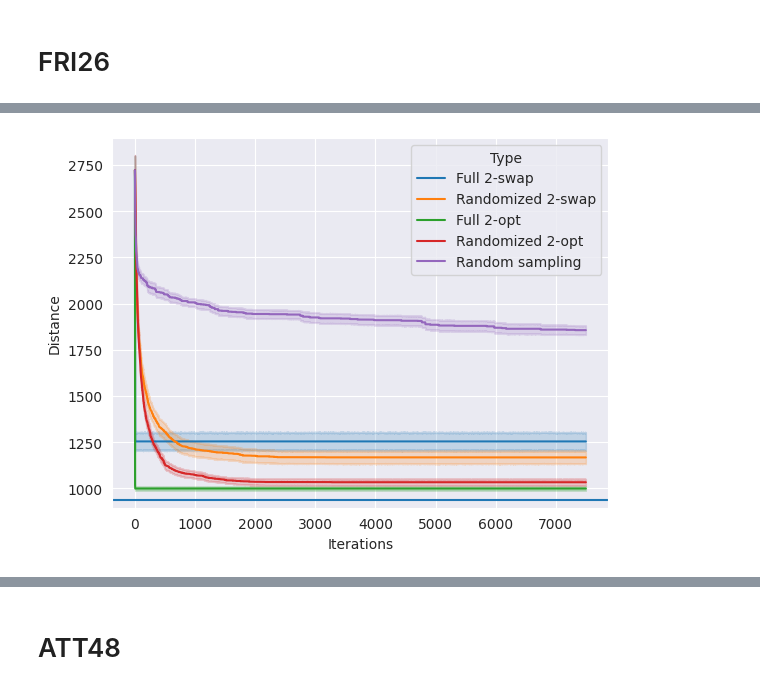
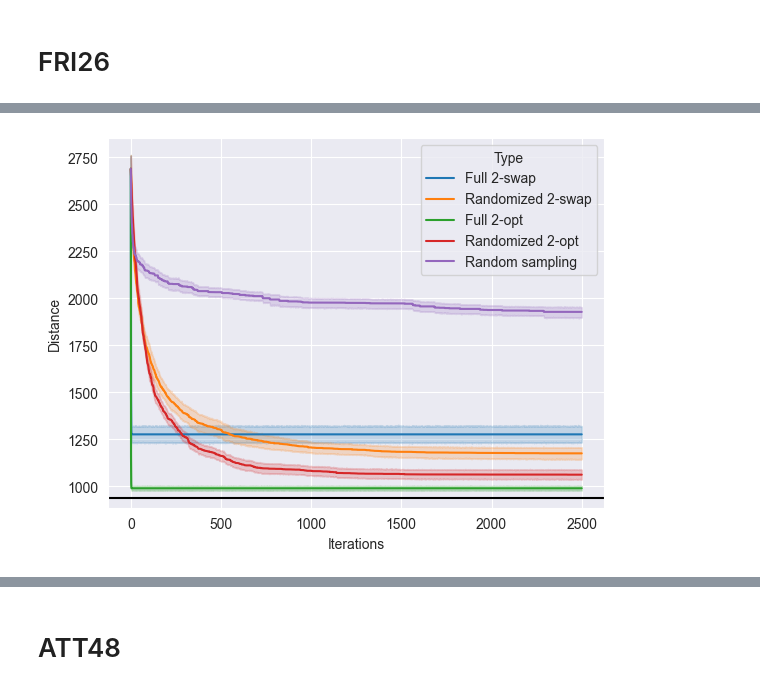
Before and after one commit to nngerncham/ma395_heuristic, a Jupyter notebook: homework/hw1/Homework 1.ipynb, the cells around one changed output, grey strips where cells are left out. Cells and saved outputs as stored; diff of their text form; code cells hidden in the pictures.

Commit message:
hopefully final version of experiments + more report

```diff
--- a/homework/hw1/Homework 1.ipynb
+++ b/homework/hw1/Homework 1.ipynb
@@ -32,5 +46,5 @@ Wall time: 8min 22s
 # FRI26
 # %%
 %%time
-fri26_result = run_experiment("data/fri26_d.txt", [])
+fri26_result = run_experiment("data/fri26_d.txt", [], 2500)
 # %% [output]
@@ -42,8 +56,8 @@ fri26_result.to_csv("results/fri26.txt")
 # %%
 %%time
 sns.lineplot(fri26_result, x="Iterations", y="Distance", hue="Type")
-plt.axhline(937)
+plt.axhline(937, color="black")
 plt.savefig("report/images/fri26_plot.png", dpi=1200, bbox_inches="tight")
 plt.show()
 # %% [output]
-[figure, old version]
+[figure, new version]
```
Also changed, not shown: parts of 7 cells of this notebook, 7 other files.
